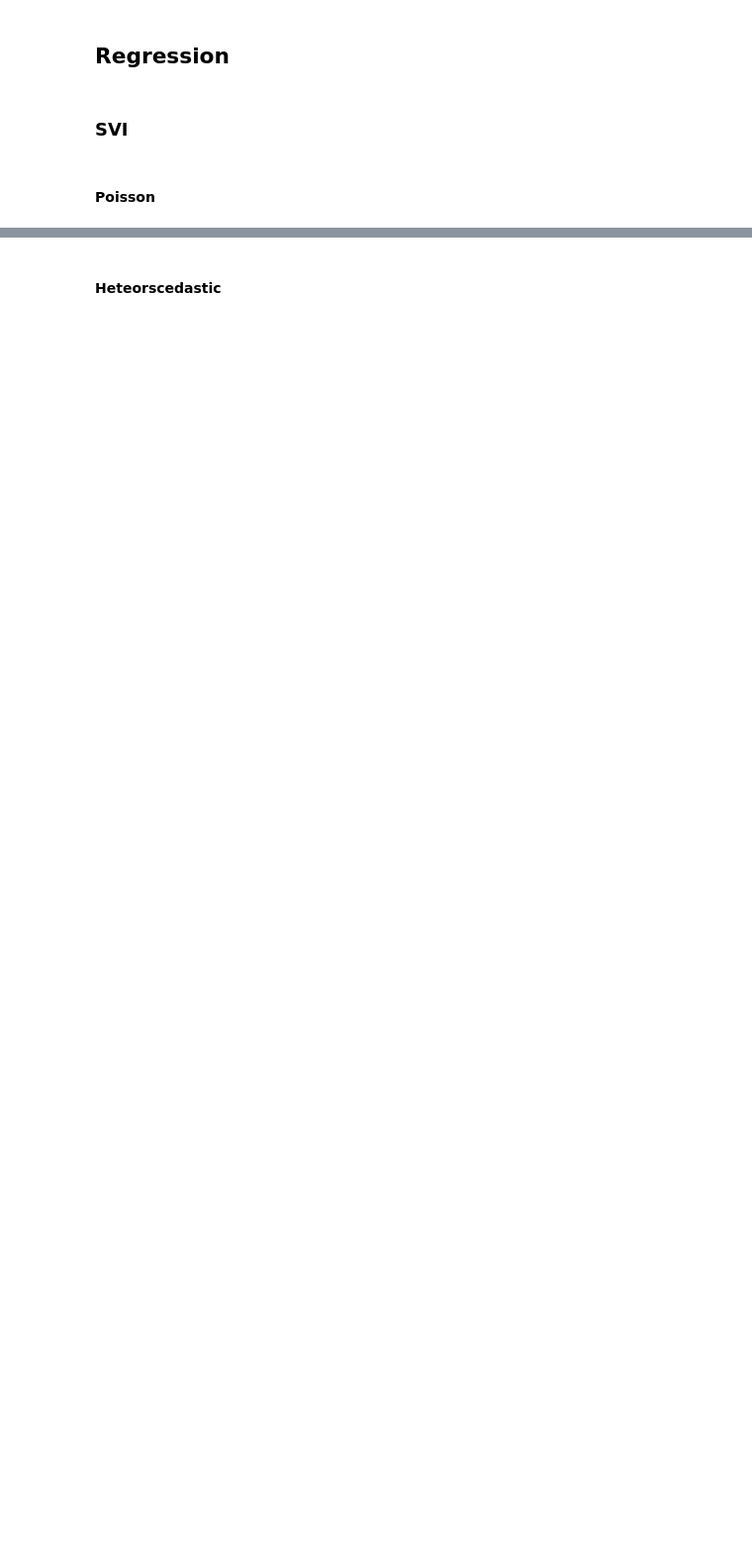
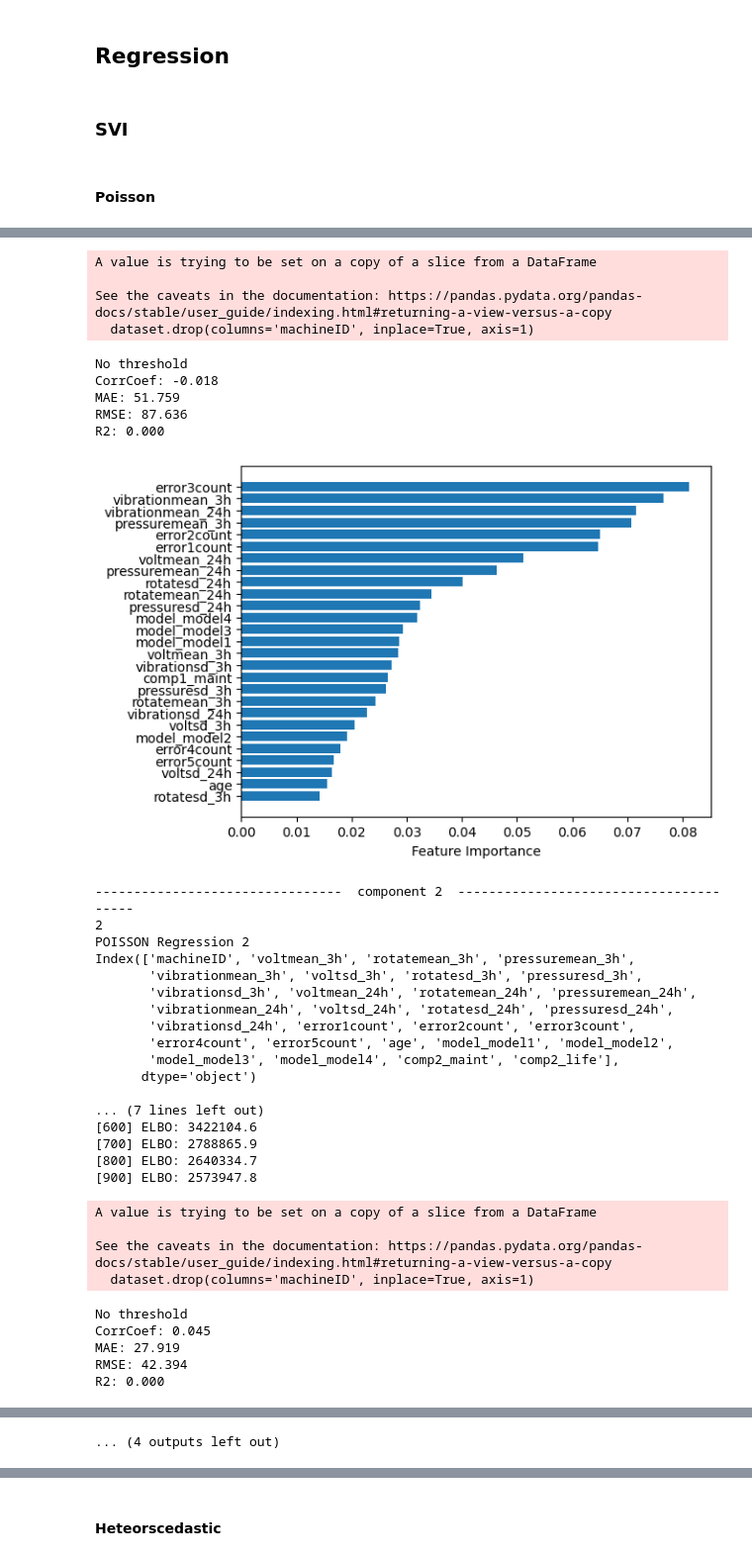
Before and after one commit to gpanagioto/-mbml-predictive-maintenance, a Jupyter notebook: notebooks/regression_final.ipynb, the cells around one changed output, grey strips where cells are left out. Shown at 99% size. Saved outputs shown, nothing was run; the diff lists cells and outputs as text; code cells hidden in the pictures; blank space fills up the shorter version.

Commit message:
threshold introduction

```diff
--- a/notebooks/regression_final.ipynb
+++ b/notebooks/regression_final.ipynb
@@ -411,7 +425,7 @@ def preprocess(X_init, test_size, model:str, classi=False, splitting=True):
         X_train_torch = torch.tensor(X_train).float()
 
         if model == SVI_model_format.poisson['name']:
-            y_train_torch = torch.tensor(y_train * y_std + y_mean).int()
+            y_train_torch = torch.tensor(y_train).int()
         else:
             y_train_torch = torch.tensor(y_train).float()
 
@@ -419,9 +433,10 @@ def preprocess(X_init, test_size, model:str, classi=False, splitting=True):
             y_train_torch = torch.tensor(y_train_unsc).float()
             y_train = y_train_unsc
             y_test = y_test_unsc
+
         X_test_torch = torch.tensor(X_test).float()
 
-        return y, X, X_train_torch, y_train_torch,X_test_torch, X_test, y_test, X_train, y_train, y_std, y_mean
+        return y, X, X_train_torch, y_train_torch, X_test_torch, X_test, y_test, X_train, y_train, y_std, y_mean
 
 
 def linear_model(X, obs=None):
@@ -462,6 +477,8 @@ def heteroscedastic_model(X, obs=None):
     return y
 
 def compute_error(trues: np.array, predicted: np.array, threshold: int):
+
+    print(threshold)
     if threshold:
         predicted_thres = predicted[np.where(trues<threshold)]
         trues_thres  = trues[np.where(trues<threshold)[0]]
@@ -479,11 +496,12 @@ def compute_error(trues: np.array, predicted: np.array, threshold: int):
     except:
          return corr, mae, rae, rmse, r2, predicted, trues
 
-def results(dataset: pd.DataFrame, features_importance: np.array, results_dict: Dict, model:str, comp_number: int, y_trues:np.array, y_preds:np.array) -> Dict:
+def results(dataset: pd.DataFrame, features_importance: np.array, results_dict: Dict, model:str, comp_number: int, y_trues:np.array, y_preds:np.array, threshold=None) -> Dict:
 
+    print(threshold)
     dataset.drop(columns='machineID', inplace=True, axis=1)
 
-    corr, mae, rae, rmse, r2, svi_trues, svi_pred = compute_error(trues=y_trues, predicted=y_preds, threshold=None)
+    corr, mae, rae, rmse, r2, svi_trues, svi_pred = compute_error(trues=y_trues, predicted=y_preds, threshold=threshold)
 
     results_dict[model][f"comp_{comp_number}"]['MAE'] = mae
 
@@ -613,7 +631,7 @@ class SVI_regression_model():
         if model['name'] == SVI_model_format.poisson['name']:
             preds = y_hat # no need to do any conversion here because the Poisson model received untransformed y's
         else:
-            preds = preds * y_std + y_mean
+            preds = y_hat * y_std + y_mean
 
         y_true = y_test * y_std + y_mean
 
@@ -632,7 +648,8 @@ for comp_number in range(1,5):
     poisson = SVI_model_format.poisson
 
     y_poisson, X_poisson, X_train_torch_poisson, y_train_torch_poisson, X_test_torch_poisson, X_test_poisson, y_test_poisson, X_train_poisson, y_train_poisson, y_std_poisson, y_mean_poisson = svi_regression.Preprocess(X_init=svi_dataset, model=poisson['name'])
-    poisson_guide = svi_regression.pyro_inference(X_train_torch=X_train_torch_poisson, y_train_torch=y_train_torch_poisson, model=poisson['model'], steps=100)
-    poisson_preds, poisson_y_true, features_importance = svi_regression.post_process(guide=poisson_guide, model=poisson, X_train_torch=X_train_torch_poisson, y_train_torch=y_train_torch_poisson, X_test=X_test_poisson, y_test=y_test_poisson, y_std=y_std_poisson, y_mean=y_mean_poisson)
+    poisson_guide = svi_regression.pyro_inference(X_train_torch=X_train_torch_poisson, y_train_torch=y_train_torch_poisson, model=poisson['model'], steps=5000)
+    poisson_preds, poisson_y_true, poisson_features_importance = svi_regression.post_process(guide=poisson_guide, model=poisson, X_train_torch=X_train_torch_poisson, y_train_torch=y_train_torch_poisson, X_test=X_test_poisson, y_test=y_test_poisson, y_std=y_std_poisson, y_mean=y_mean_poisson)
 
-    poisson_results = results(svi_dataset, features_importance, poisson_results, 'poisson', comp_number, poisson_y_true, poisson_preds)
+    poisson_results = results(svi_dataset, poisson_features_importance, poisson_results, 'poisson', comp_number, poisson_y_true, poisson_preds)
+# %% [output]
@@ -638,0 +673,36 @@ for comp_number in range(1,5):
+A value is trying to be set on a copy of a slice from a DataFrame
+
+See the caveats in the documentation: https://pandas.pydata.org/pandas-docs/stable/user_guide/indexing.html#returning-a-view-versus-a-copy
+  dataset.drop(columns='machineID', inplace=True, axis=1)
+No threshold
+CorrCoef: -0.018
+MAE: 51.759
+RMSE: 87.636
+R2: 0.000
+[figure, added]
+--------------------------------  component 2  ---------------------------------------
+2
+POISSON Regression 2
+Index(['machineID', 'voltmean_3h', 'rotatemean_3h', 'pressuremean_3h',
+       'vibrationmean_3h', 'voltsd_3h', 'rotatesd_3h', 'pressuresd_3h',
+       'vibrationsd_3h', 'voltmean_24h', 'rotatemean_24h', 'pressuremean_24h',
+       'vibrationmean_24h', 'voltsd_24h', 'rotatesd_24h', 'pressuresd_24h',
+       'vibrationsd_24h', 'error1count', 'error2count', 'error3count',
+       'error4count', 'error5count', 'age', 'model_model1', 'model_model2',
+       'model_model3', 'model_model4', 'comp2_maint', 'comp2_life'],
+      dtype='object')
+
+... (7 lines left out)
+[600] ELBO: 3422104.6
+[700] ELBO: 2788865.9
+[800] ELBO: 2640334.7
+[900] ELBO: 2573947.8
+A value is trying to be set on a copy of a slice from a DataFrame
+
+See the caveats in the documentation: https://pandas.pydata.org/pandas-docs/stable/user_guide/indexing.html#returning-a-view-versus-a-copy
+  dataset.drop(columns='machineID', inplace=True, axis=1)
+No threshold
+CorrCoef: 0.045
+MAE: 27.919
+RMSE: 42.394
+R2: 0.000
@@ -639,2 +737,3 @@ for comp_number in range(1,5):
+... (4 outputs left out)
 # %%
 poisson_results
```
Also changed, not shown: parts of 17 cells of this notebook.
